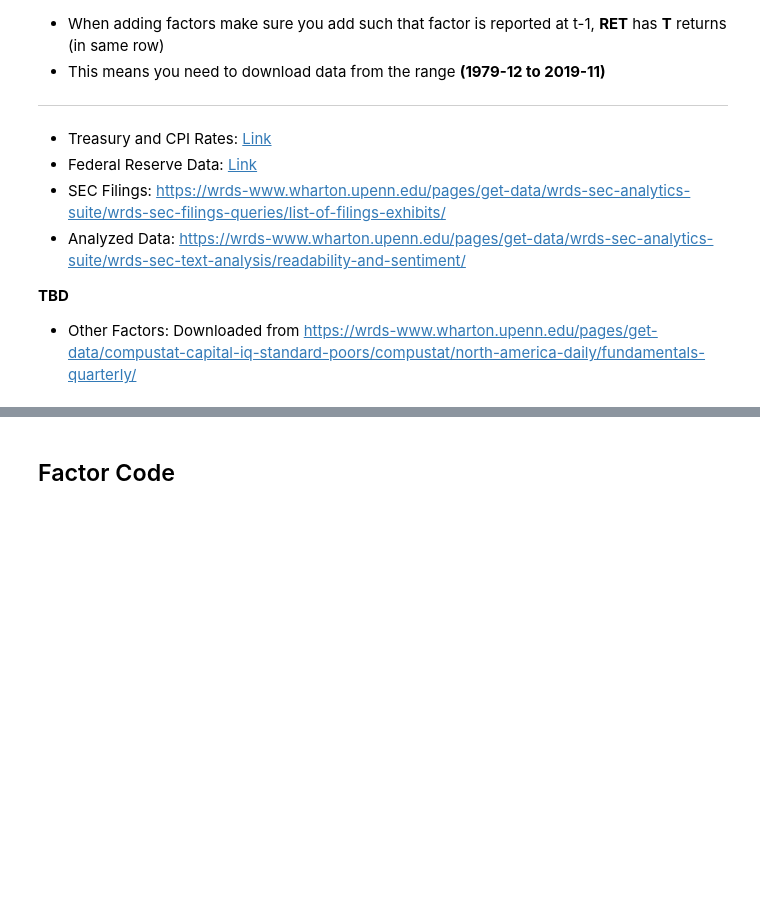
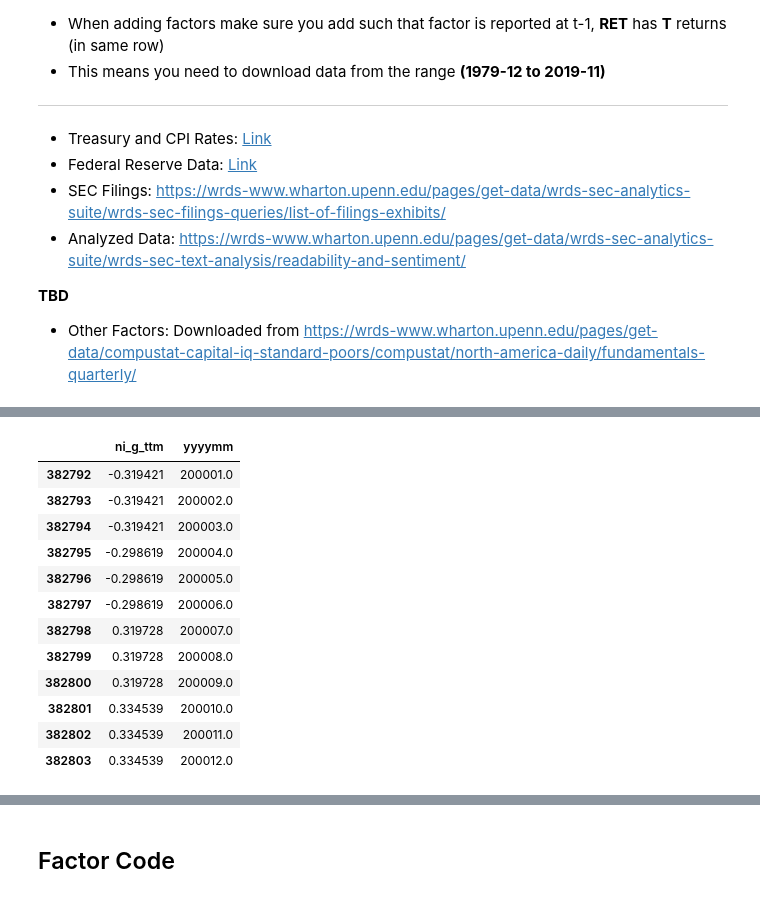
Before and after one commit to CFM-301-W23-G4/Final-Project, a Jupyter notebook: Final Project.ipynb, the cells around one changed output, grey strips where cells are left out. Drawn from its saved outputs; the diff is of its cells as text; code cells hidden in the pictures; blank space fills up the shorter version.

```diff
--- a/Final Project.ipynb
+++ b/Final Project.ipynb
@@ -132,0 +107,16 @@ all_monthly_data[all_monthly_data["permno"] == 86594.0].sort_values(by="monthid"
+# %%
+all_monthly_data[all_monthly_data["permno"] == 86594.0][["ni_g_ttm", "yyyymm"]].dropna().head(12)
+# %% [output]
+|  | ni_g_ttm | yyyymm |
+| 382792 | -0.319421 | 200001.0 |
+| 382793 | -0.319421 | 200002.0 |
+| 382794 | -0.319421 | 200003.0 |
+| 382795 | -0.298619 | 200004.0 |
+| 382796 | -0.298619 | 200005.0 |
+| 382797 | -0.298619 | 200006.0 |
+| 382798 | 0.319728 | 200007.0 |
+| 382799 | 0.319728 | 200008.0 |
+| 382800 | 0.319728 | 200009.0 |
+| 382801 | 0.334539 | 200010.0 |
+| 382802 | 0.334539 | 200011.0 |
+| 382803 | 0.334539 | 200012.0 |
```
Also changed, not shown: parts of 23 cells of this notebook.
